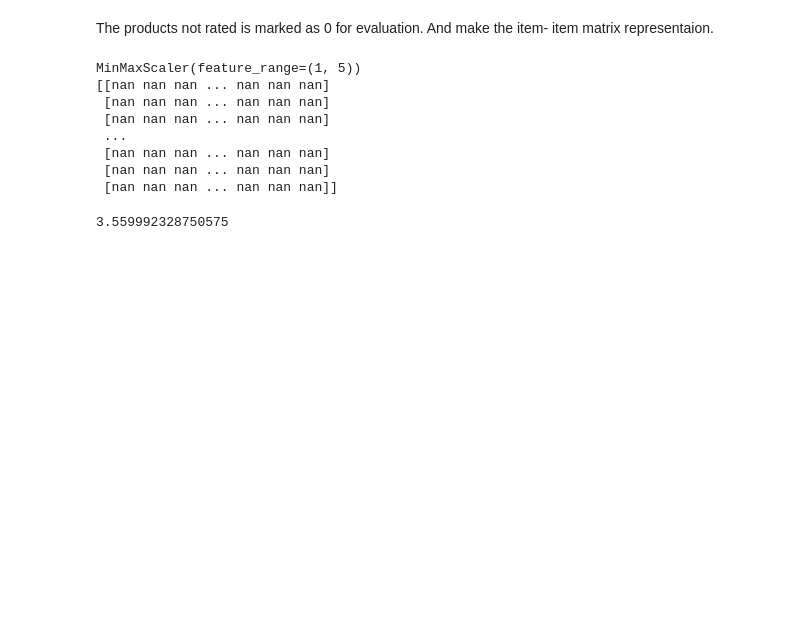
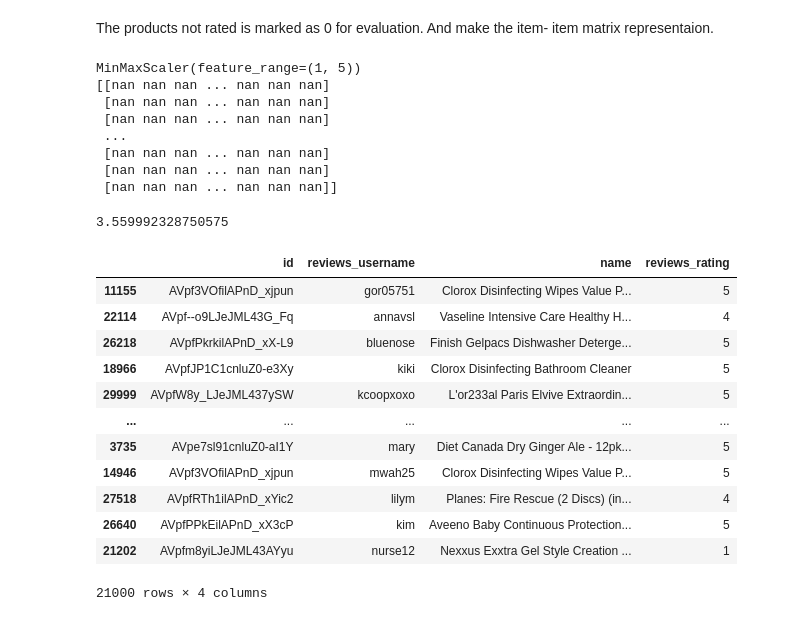
Before and after one commit to Kumaraguru-Muthuraj/_AIML_Code, a Jupyter notebook: _PythonNotebooks/_Course8_Recommendation_System/SentimentBasedRecommendationSystemV1.ipynb, the cells around one changed output. Saved outputs shown, nothing was run; the diff lists cells and outputs as text; code cells hidden in the pictures; blank space fills up the shorter version.

```diff
--- a/_PythonNotebooks/_Course8_Recommendation_System/SentimentBasedRecommendationSystemV1.ipynb
+++ b/_PythonNotebooks/_Course8_Recommendation_System/SentimentBasedRecommendationSystemV1.ipynb
@@ -1210,3 +1180,19 @@ rmse = (sum(sum((common_ - y )**2))/total_non_nan)**0.5
 print(rmse)
 # %% [output]
 3.559992328750575
+# %%
+train
+# %% [output]
+|  | id | reviews_username | name | reviews_rating |
+| 11155 | AVpf3VOfilAPnD_xjpun | gor05751 | Clorox Disinfecting Wipes Value P... | 5 |
+| 22114 | AVpf--o9LJeJML43G_Fq | annavsl | Vaseline Intensive Care Healthy H... | 4 |
+| 26218 | AVpfPkrkilAPnD_xX-L9 | bluenose | Finish Gelpacs Dishwasher Deterge... | 5 |
+| 18966 | AVpfJP1C1cnluZ0-e3Xy | kiki | Clorox Disinfecting Bathroom Cleaner | 5 |
+| 29999 | AVpfW8y_LJeJML437ySW | kcoopxoxo | L'or233al Paris Elvive Extraordin... | 5 |
+| ... | ... | ... | ... | ... |
+| 3735 | AVpe7sl91cnluZ0-aI1Y | mary | Diet Canada Dry Ginger Ale - 12pk... | 5 |
+| 14946 | AVpf3VOfilAPnD_xjpun | mwah25 | Clorox Disinfecting Wipes Value P... | 5 |
+| 27518 | AVpfRTh1ilAPnD_xYic2 | lilym | Planes: Fire Rescue (2 Discs) (in... | 4 |
+| 26640 | AVpfPPkEilAPnD_xX3cP | kim | Aveeno Baby Continuous Protection... | 5 |
+| 21202 | AVpfm8yiLJeJML43AYyu | nurse12 | Nexxus Exxtra Gel Style Creation ... | 1 |
+21000 rows × 4 columns
```
Also changed, not shown: parts of 14 cells of this notebook.
